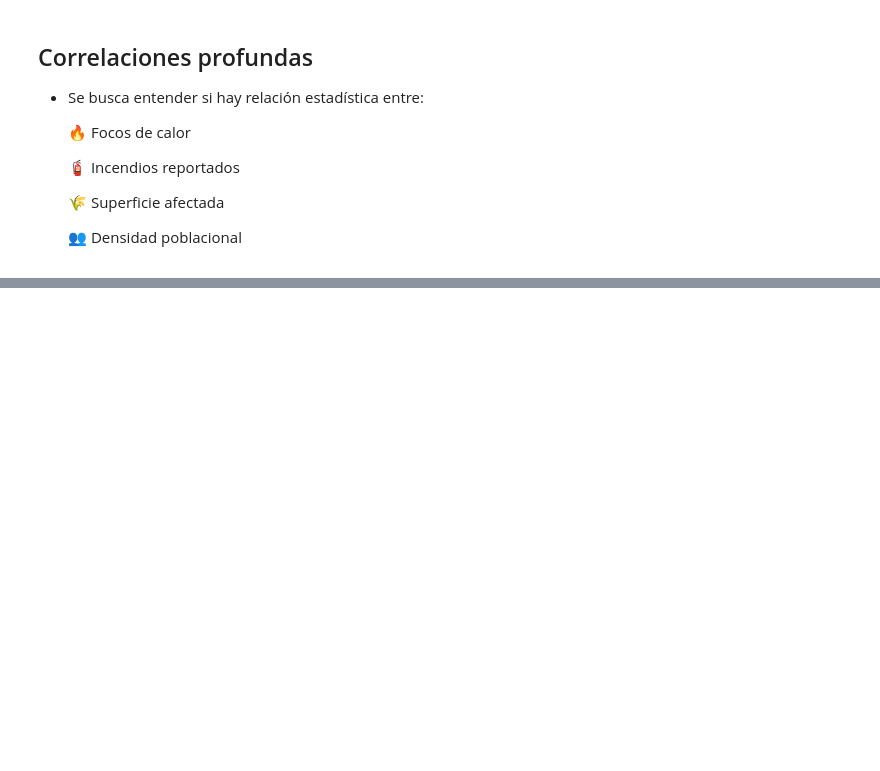
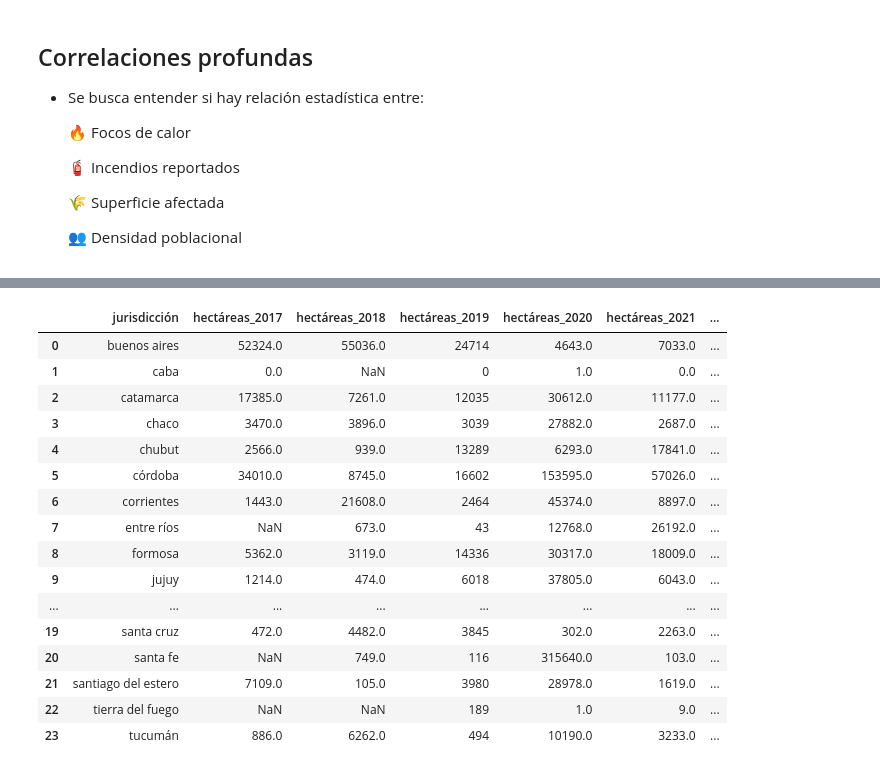
Before and after one commit to FNT138/Analisis_PrediccionIncendiosForestales, a Jupyter notebook: Proy.ipynb, the cells around one changed output, grey strips where cells are left out. Cells and saved outputs as stored; diff of their text form; code cells hidden in the pictures; blank space fills up the shorter version.

```diff
--- a/Proy.ipynb
+++ b/Proy.ipynb
@@ -30,9 +30,9 @@ focos = pd.read_excel(archivo)
 focos = limpiar_dataframe(focos)
 focos = convertir_a_numerico(focos, columnas_excluidas=["jurisdicción"])
 
-# 2. Incendios por mes
+# 2. Incendios por provincia anualizados
 
-archivo = os.path.join("datasets","Cantidad de incendios reportados por mes.xlsx")
+archivo = os.path.join("datasets","Incendios por provincia.xlsx")
 incendios = pd.read_excel(archivo)
 incendios = limpiar_dataframe(incendios)
 incendios = convertir_a_numerico(incendios, columnas_excluidas=["jurisdicción", "año"])
@@ -236,0 +215,9 @@ print(incendios.columns.tolist())
+# %%
+cols_focos = [c for c in focos.columns if c.startswith("año_") or c.isdigit()]
+cols_inc = [c for c in incendios.columns if c.startswith("año_") or c.isdigit()]
+cols_sup = [c for c in superficie_abs.columns if c.startswith("hectáreas_") or c.isdigit()]
+# %%
+focos["focos_prom"] = focos[cols_focos].mean(axis=1)
+incendios["incendios_prom"] = incendios[cols_inc].mean(axis=1)
+superficie_abs = superficie_abs.rename(columns={"promedio": "sup_afectada_prom"})
+poblacion = poblacion.rename(columns={"provincia": "jurisdicción"})
@@ -236,0 +244,23 @@ print(incendios.columns.tolist())
+# %%
+for df in [focos, incendios, superficie_abs]:
+    df["jurisdicción"] = df["jurisdicción"].str.strip().str.lower()
+
+poblacion["jurisdicción"] = poblacion["jurisdicción"].str.strip().str.lower()
+# %% [output]
+|  | jurisdicción | hectáreas_2017 | hectáreas_2018 | hectáreas_2019 | hectáreas_2020 | hectáreas_2021 | ... |
+| 0 | buenos aires | 52324.0 | 55036.0 | 24714 | 4643.0 | 7033.0 | ... |
+| 1 | caba | 0.0 | NaN | 0 | 1.0 | 0.0 | ... |
+| 2 | catamarca | 17385.0 | 7261.0 | 12035 | 30612.0 | 11177.0 | ... |
+| 3 | chaco | 3470.0 | 3896.0 | 3039 | 27882.0 | 2687.0 | ... |
+| 4 | chubut | 2566.0 | 939.0 | 13289 | 6293.0 | 17841.0 | ... |
+| 5 | córdoba | 34010.0 | 8745.0 | 16602 | 153595.0 | 57026.0 | ... |
+| 6 | corrientes | 1443.0 | 21608.0 | 2464 | 45374.0 | 8897.0 | ... |
+| 7 | entre ríos | NaN | 673.0 | 43 | 12768.0 | 26192.0 | ... |
+| 8 | formosa | 5362.0 | 3119.0 | 14336 | 30317.0 | 18009.0 | ... |
+| 9 | jujuy | 1214.0 | 474.0 | 6018 | 37805.0 | 6043.0 | ... |
+| ... | ... | ... | ... | ... | ... | ... | ... |
+| 19 | santa cruz | 472.0 | 4482.0 | 3845 | 302.0 | 2263.0 | ... |
+| 20 | santa fe | NaN | 749.0 | 116 | 315640.0 | 103.0 | ... |
+| 21 | santiago del estero | 7109.0 | 105.0 | 3980 | 28978.0 | 1619.0 | ... |
+| 22 | tierra del fuego | NaN | NaN | 189 | 1.0 | 9.0 | ... |
+| 23 | tucumán | 886.0 | 6262.0 | 494 | 10190.0 | 3233.0 | ... |
```
Also changed, not shown: parts of 6 cells of this notebook, 2 other files.
